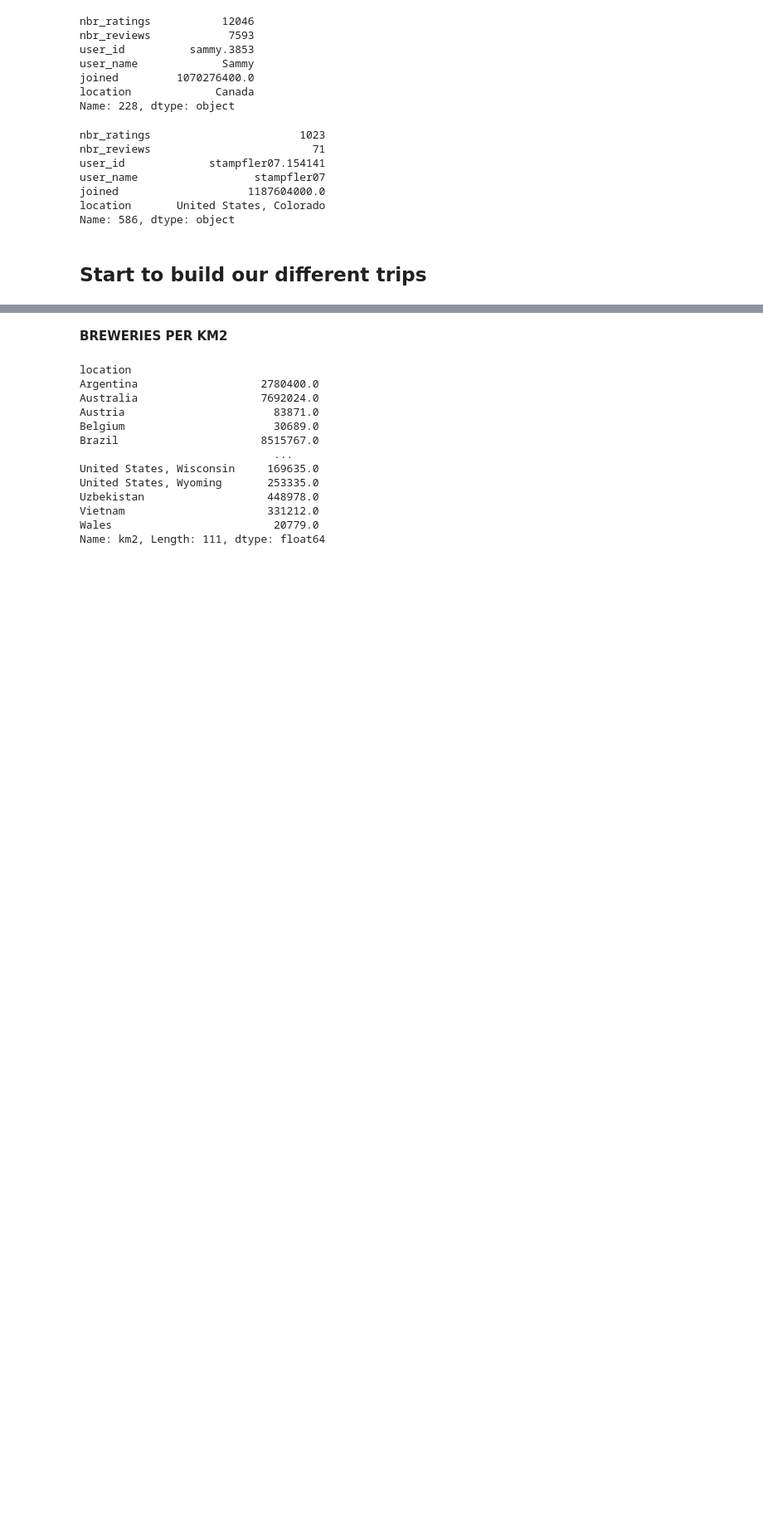
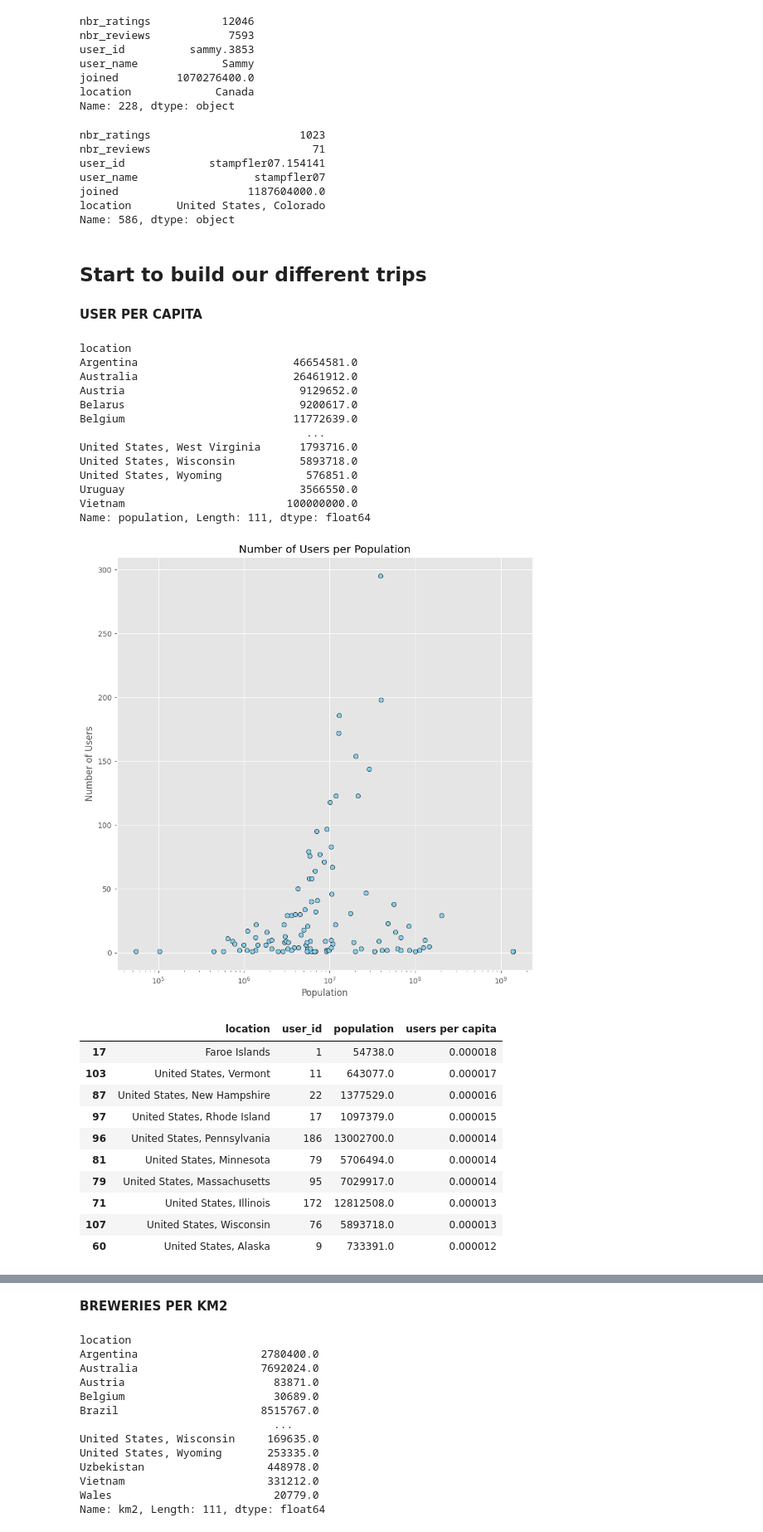
Before and after one commit to epfl-ada/ada-2023-project-adalcoholics86, a Jupyter notebook: milestoneP2.ipynb, the cells around one changed output, grey strips where cells are left out. Shown at 83% size. Saved outputs shown, nothing was run; the diff lists cells and outputs as text; code cells hidden in the pictures; blank space fills up the shorter version.

Commit message:
Update new trip (users per capita)

```diff
--- a/milestoneP2.ipynb
+++ b/milestoneP2.ipynb
@@ -175,3 +238,6 @@ df_users_approx_flt = df_users_approx_flt.rename(columns={'nbr_ratings':'nbr_rat
 
 #Check that every user has at least one rating in each website (insure that the user is active)
 df_users_approx_flt = df_users_approx_flt.drop(df_users_approx_flt[(df_users_approx_flt['nbr_ratings_beer_advocate'] == 0) | (df_users_approx_flt['nbr_ratings_ratebeer'] == 0)].index)  # Drop rows where there is no ratings in one of the two websites
+
+#Merge the dataframe with the population dataframe to have access to the population of every country
+df_users_pop = pd.merge(df_users_approx_flt, df_population_tot, on='location', how='left')
@@ -611,3 +691,63 @@ location       United States, Colorado
 Name: 586, dtype: object
 # %% [markdown]
 ## Start to build our different trips
+# %% [markdown]
+**USER PER CAPITA**
+# %%
+# Group the users by location and count the number of users in each location
+df_users_pop_count_4graph = df_users_pop.groupby('location').user_id.count()
+
+# Get the values of the population in each location
+df_users_pop_4graph = df_users_pop.groupby('location').population.mean()
+display(df_users_pop_4graph)
+
+# Plot the number of users per location
+plt.figure(figsize=(10,10))
+plt.scatter(df_users_pop_4graph, df_users_pop_count_4graph, color='skyblue', edgecolor='black')
+plt.xlabel('Population')
+plt.ylabel('Number of Users')
+plt.xscale('log')
+plt.title('Number of Users per Population')
+plt.show()
+
+# Concatenate the two dataframe to have access to users count per location and the respective population
+df_users_pop_count = pd.concat([df_users_pop_count_4graph, df_users_pop_4graph], axis=1)
+df_users_pop_count['users per capita'] = df_users_pop_count['user_id'] / df_users_pop_count['population']
+df_users_pop_count.reset_index(inplace=True)
+df_users_pop_count.sort_values(by=['users per capita'], ascending=False, inplace=True)
+top_ten_ratio = df_users_pop_count.head(10)
+display(top_ten_ratio)
+
+# Plot the number of users per location
+
+plt.figure(figsize=(20,10))
+plt.xticks(rotation=90)
+plt.title('Top 10 location with the most users per capita')
+sns.barplot(x='location', y='users per capita', data=top_ten_ratio, palette='Blues_d', hue='location')
+plt.show()
+# %% [output]
+location
+Argentina                        46654581.0
+Australia                        26461912.0
+Austria                           9129652.0
+Belarus                           9200617.0
+Belgium                          11772639.0
+                                   ...
+United States, West Virginia      1793716.0
+United States, Wisconsin          5893718.0
+United States, Wyoming             576851.0
+Uruguay                           3566550.0
+Vietnam                         100000000.0
+Name: population, Length: 111, dtype: float64
+[figure, added]
+|  | location | user_id | population | users per capita |
+| 17 | Faroe Islands | 1 | 54738.0 | 0.000018 |
+| 103 | United States, Vermont | 11 | 643077.0 | 0.000017 |
+| 87 | United States, New Hampshire | 22 | 1377529.0 | 0.000016 |
+| 97 | United States, Rhode Island | 17 | 1097379.0 | 0.000015 |
+| 96 | United States, Pennsylvania | 186 | 13002700.0 | 0.000014 |
+| 81 | United States, Minnesota | 79 | 5706494.0 | 0.000014 |
+| 79 | United States, Massachusetts | 95 | 7029917.0 | 0.000014 |
+| 71 | United States, Illinois | 172 | 12812508.0 | 0.000013 |
+| 107 | United States, Wisconsin | 76 | 5893718.0 | 0.000013 |
+| 60 | United States, Alaska | 9 | 733391.0 | 0.000012 |
```
Also changed, not shown: parts of 22 cells of this notebook.
